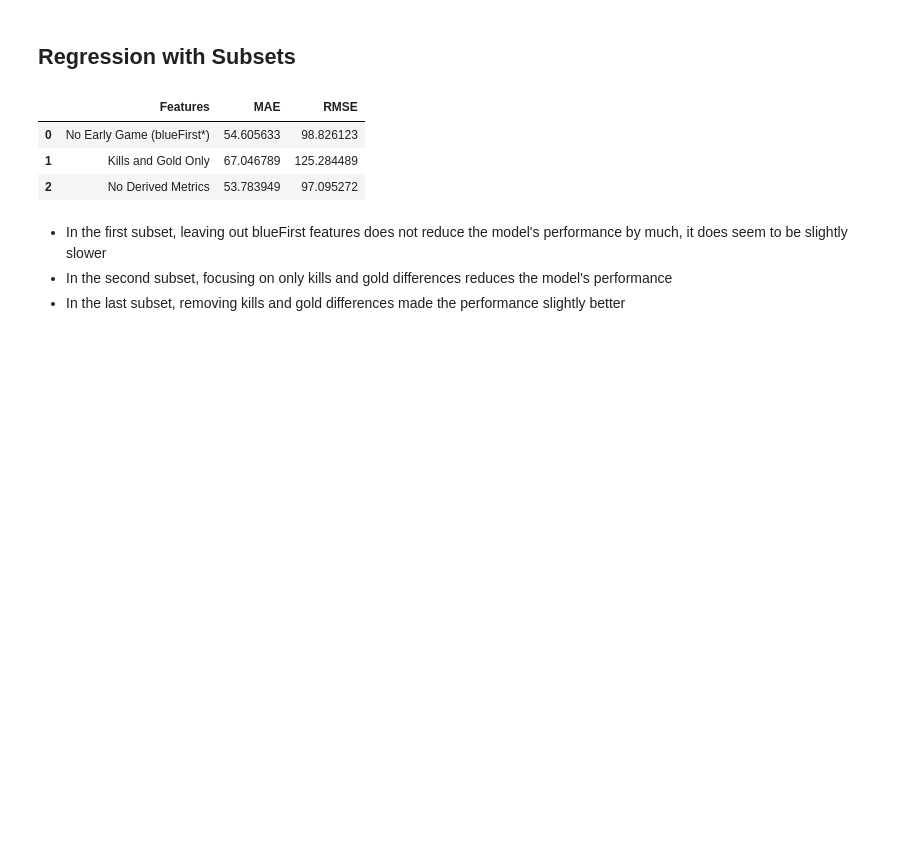
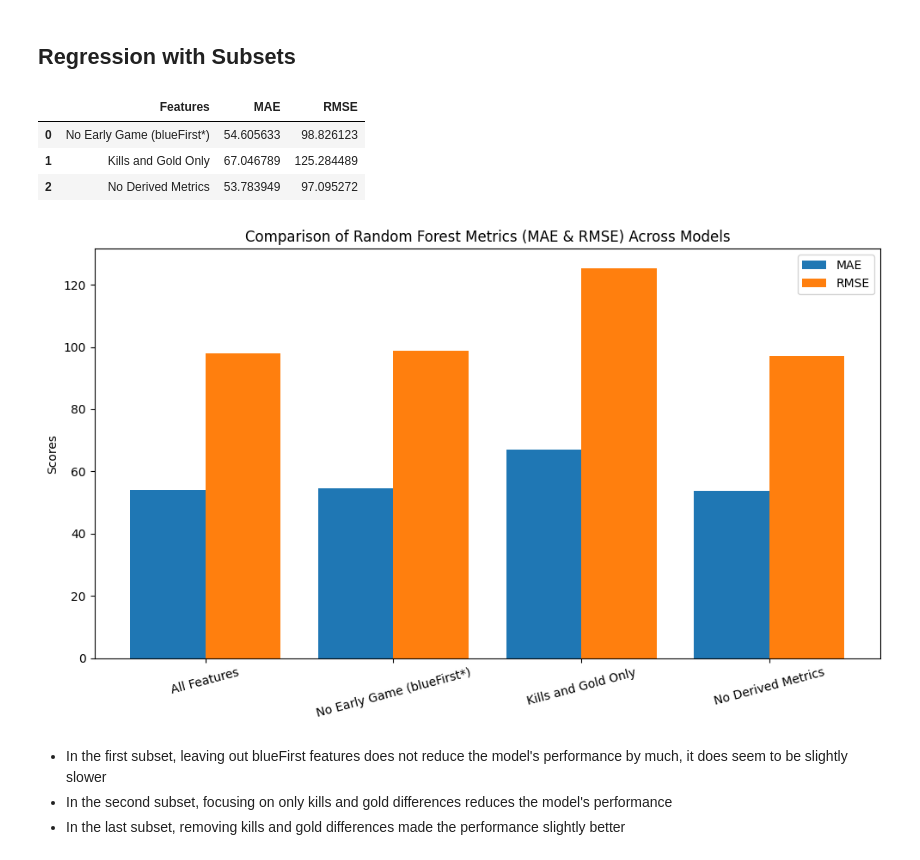
Before and after one commit to jefferinooo/COGS118B_final_project, a Jupyter notebook: 118B_Final_Project.ipynb, the cells around one changed output. Drawn from its saved outputs; the diff is of its cells as text; code cells hidden in the pictures; blank space fills up the shorter version.

```diff
--- a/118B_Final_Project.ipynb
+++ b/118B_Final_Project.ipynb
@@ -514,6 +544,29 @@ subset_results_df
 | 0 | No Early Game (blueFirst*) | 54.605633 | 98.826123 |
 | 1 | Kills and Gold Only | 67.046789 | 125.284489 |
 | 2 | No Derived Metrics | 53.783949 | 97.095272 |
+# %%
+models = ['All Features', 'No Early Game (blueFirst*)', 'Kills and Gold Only', 'No Derived Metrics']
+mae_values = [53.92146255342873, 54.605633, 67.046789, 53.783949]
+rmse_values = [97.95493644320469, 98.826123, 125.284489, 97.095272]
+
+# Plot bar charts for MAE and RMSE
+x = np.arange(len(models))  # label locations
+width = 0.4  # bar width
+
+# MAE plot
+plt.figure(figsize=(10, 6))
+plt.bar(x - width / 2, mae_values, width, label='MAE')
+plt.bar(x + width / 2, rmse_values, width, label='RMSE')
+
+# Add labels, title, and legend
+plt.xticks(x, models, rotation=15)
+plt.ylabel('Scores')
+plt.title('Comparison of Random Forest Metrics (MAE & RMSE) Across Models')
+plt.legend()
+plt.tight_layout()
+plt.show()
+# %% [output]
+[figure, added]
 # %% [markdown]
 * In the first subset, leaving out blueFirst features does not reduce the model's performance by much, it does seem to be slightly slower
 * In the second subset, focusing on only kills and gold differences reduces the model's performance
```
Also changed, not shown: parts of 2 cells of this notebook.
